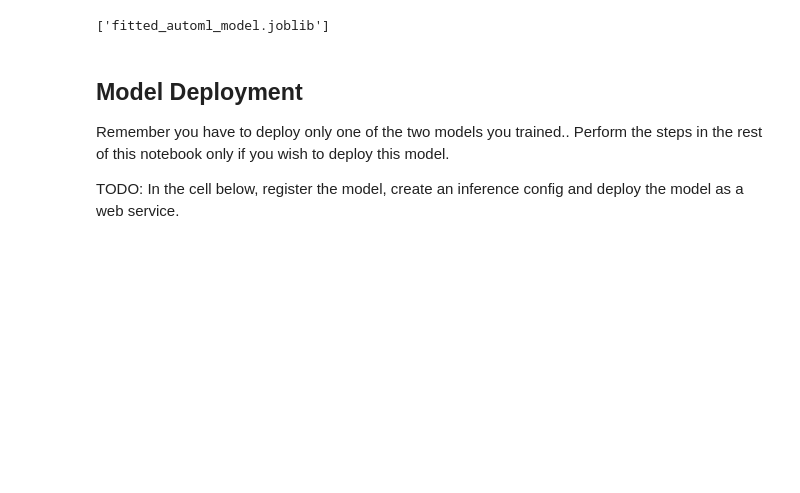
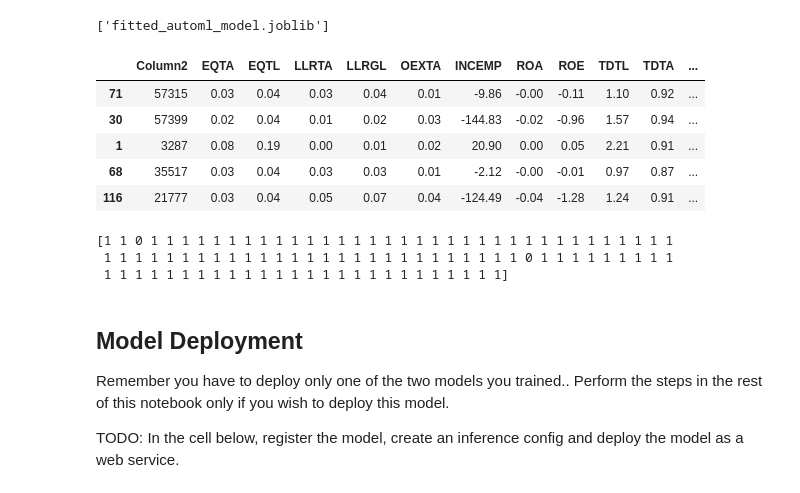
Before and after one commit to allaccountstaken/improving-risk-profile-classification, a Jupyter notebook: automl.ipynb, the cells around one changed output. Cells and saved outputs as stored; diff of their text form; code cells hidden in the pictures; blank space fills up the shorter version.

```diff
--- a/automl.ipynb
+++ b/automl.ipynb
@@ -257,3 +218,21 @@ automl_model = remote_run.register_model(model_name='automl_model.pkl') #, model
+# %%
+ds = dataset.to_pandas_dataframe()
+sample = ds.loc[df['Target']==1].sample(100)
+y = sample.pop('Target')
+sample.head()
+# %% [output]
+|  | Column2 | EQTA | EQTL | LLRTA | LLRGL | OEXTA | INCEMP | ROA | ROE | TDTL | TDTA | ... |
+| 71 | 57315 | 0.03 | 0.04 | 0.03 | 0.04 | 0.01 | -9.86 | -0.00 | -0.11 | 1.10 | 0.92 | ... |
+| 30 | 57399 | 0.02 | 0.04 | 0.01 | 0.02 | 0.03 | -144.83 | -0.02 | -0.96 | 1.57 | 0.94 | ... |
+| 1 | 3287 | 0.08 | 0.19 | 0.00 | 0.01 | 0.02 | 20.90 | 0.00 | 0.05 | 2.21 | 0.91 | ... |
+| 68 | 35517 | 0.03 | 0.04 | 0.03 | 0.03 | 0.01 | -2.12 | -0.00 | -0.01 | 0.97 | 0.87 | ... |
+| 116 | 21777 | 0.03 | 0.04 | 0.05 | 0.07 | 0.04 | -124.49 | -0.04 | -1.28 | 1.24 | 0.91 | ... |
+# %%
+print(m.predict(sample))
+# %% [output]
+[1 1 0 1 1 1 1 1 1 1 1 1 1 1 1 1 1 1 1 1 1 1 1 1 1 1 1 1 1 1 1 1 1 1 1 1 1
+ 1 1 1 1 1 1 1 1 1 1 1 1 1 1 1 1 1 1 1 1 1 1 1 1 1 1 1 0 1 1 1 1 1 1 1 1 1
+ 1 1 1 1 1 1 1 1 1 1 1 1 1 1 1 1 1 1 1 1 1 1 1 1 1 1]
 # %% [markdown]
 ## Model Deployment
 
```
Also changed, not shown: parts of 26 cells of this notebook.
